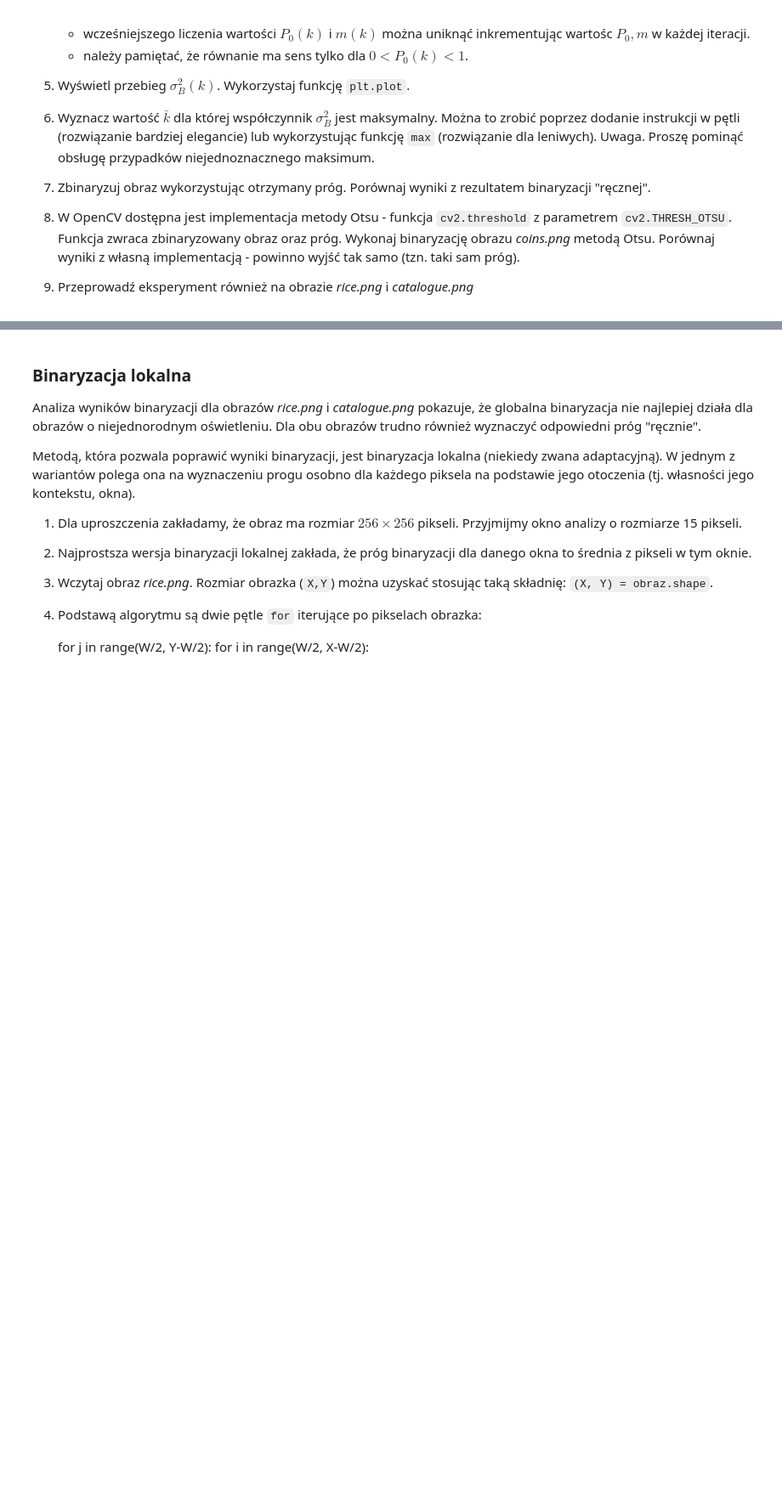
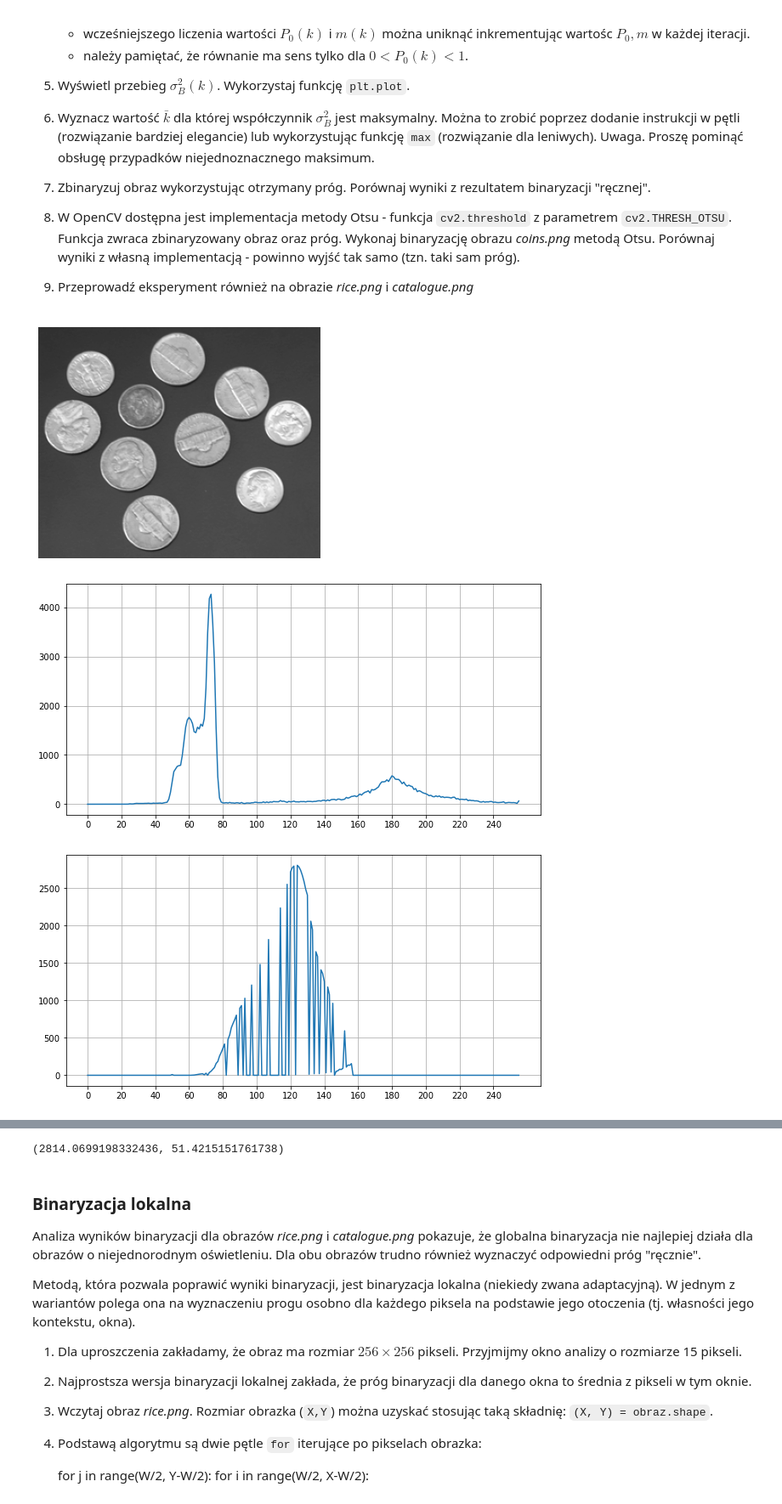
Before and after one commit to tostafin/image-processing-basics-labs, a Jupyter notebook: lab4/04_thresholding.ipynb, the cells around one changed output, grey strips where cells are left out. Shown at 85% size. Drawn from its saved outputs; the diff is of its cells as text; code cells hidden in the pictures; blank space fills up the shorter version.

```diff
--- a/lab4/04_thresholding.ipynb
+++ b/lab4/04_thresholding.ipynb
@@ -338,3 +380,39 @@ Zadanie: wykorzystując podane powyżej informacje należy zaimplementować meto
       Porównaj wyniki z własną implementacją - powinno wyjść tak samo (tzn. taki sam próg).
 
 9. Przeprowadź eksperyment również na obrazie _rice.png_ i _catalogue.png_
+# %%
+def otsu_method(image_path):
+    I, H = plot_histogram(image_path)
+    H = np.squeeze(H / I.size)
+    m_G = sum((i * H[i] for i in range(255)))
+    SSB = np.zeros(256)
+    m_G = sum((i * H[i] for i in range(255)))
+    k = m_G
+    max_ssb = float("-inf")
+    for k in range(1, 256 + 1):
+        P_0 = sum((H[i] for i in range(int(k))))
+        if P_0 > 0:
+            m_0 = 1/P_0 * sum((i * H[i] for i in range(int(k))))
+            P_1 = 1 - P_0
+            m_1 = 1/P_1 * sum((i * H[i] for i in range(int(k) + 1, 255)))
+            k_new = (m_0 + m_1) / 2
+            if P_0 < 1:
+                SSB[int(k_new) - 1] = P_0 * P_1 * (m_0 - m_1)**2
+                max_ssb = max(max_ssb, SSB[int(k_new) - 1])
+                k_over = k_new
+            k = k_new
+
+    plt.xticks(np.arange(0, 256, 20.0))
+    plt.grid()
+    plt.plot(SSB)
+    plt.show()
+
+    binarize_image(I, k_over)
+    return max_ssb, k_over
+
+
+print(otsu_method("coins.png"))
+# %% [output]
+[figure, added]
+[figure, added]
+[figure, added]
@@ -341,3 +420,4 @@ Zadanie: wykorzystując podane powyżej informacje należy zaimplementować meto
+(2814.0699198332436, 51.4215151761738)
 # %% [markdown]
 ### Binaryzacja lokalna
 
```
Also changed, not shown: parts of 8 cells of this notebook.
